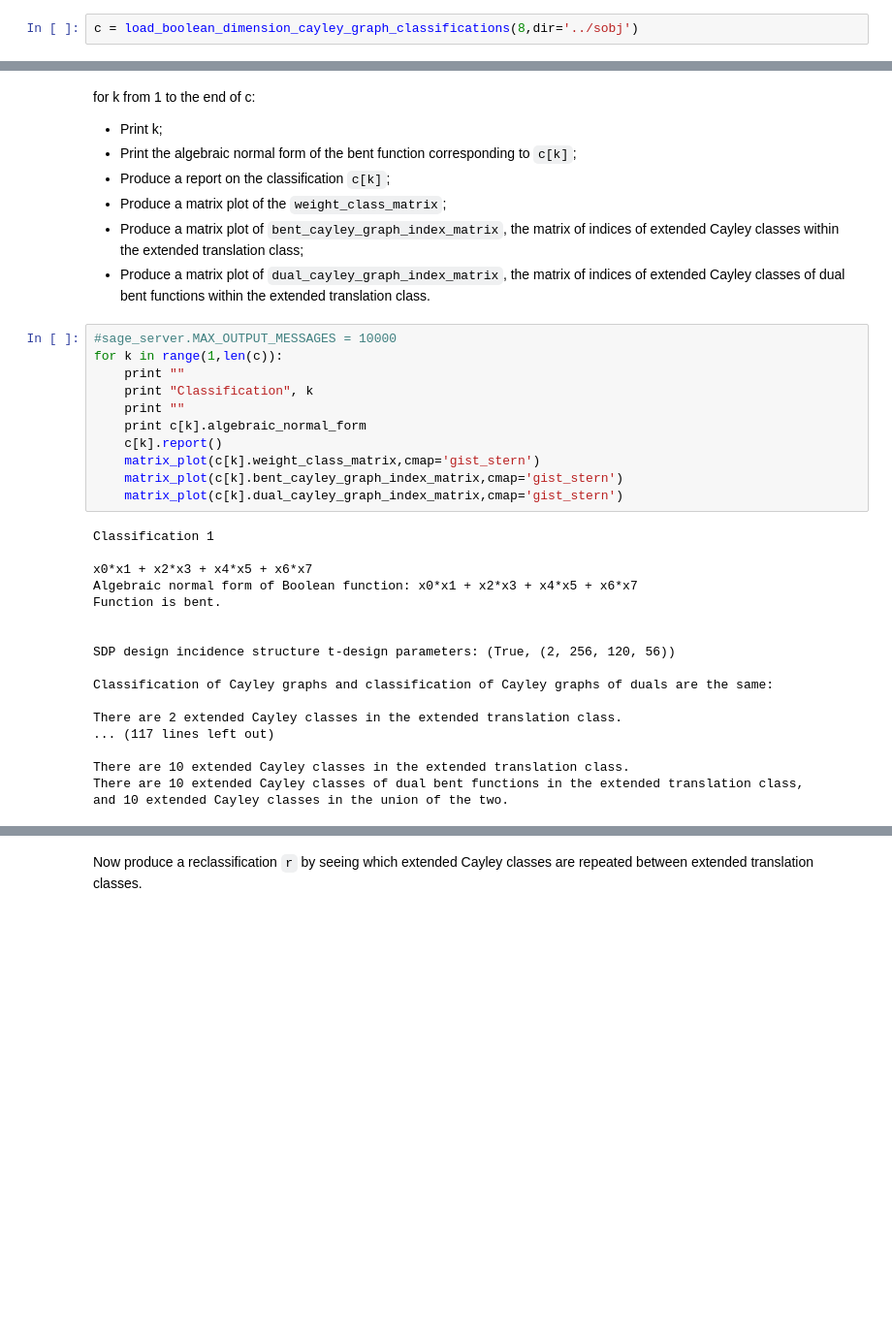
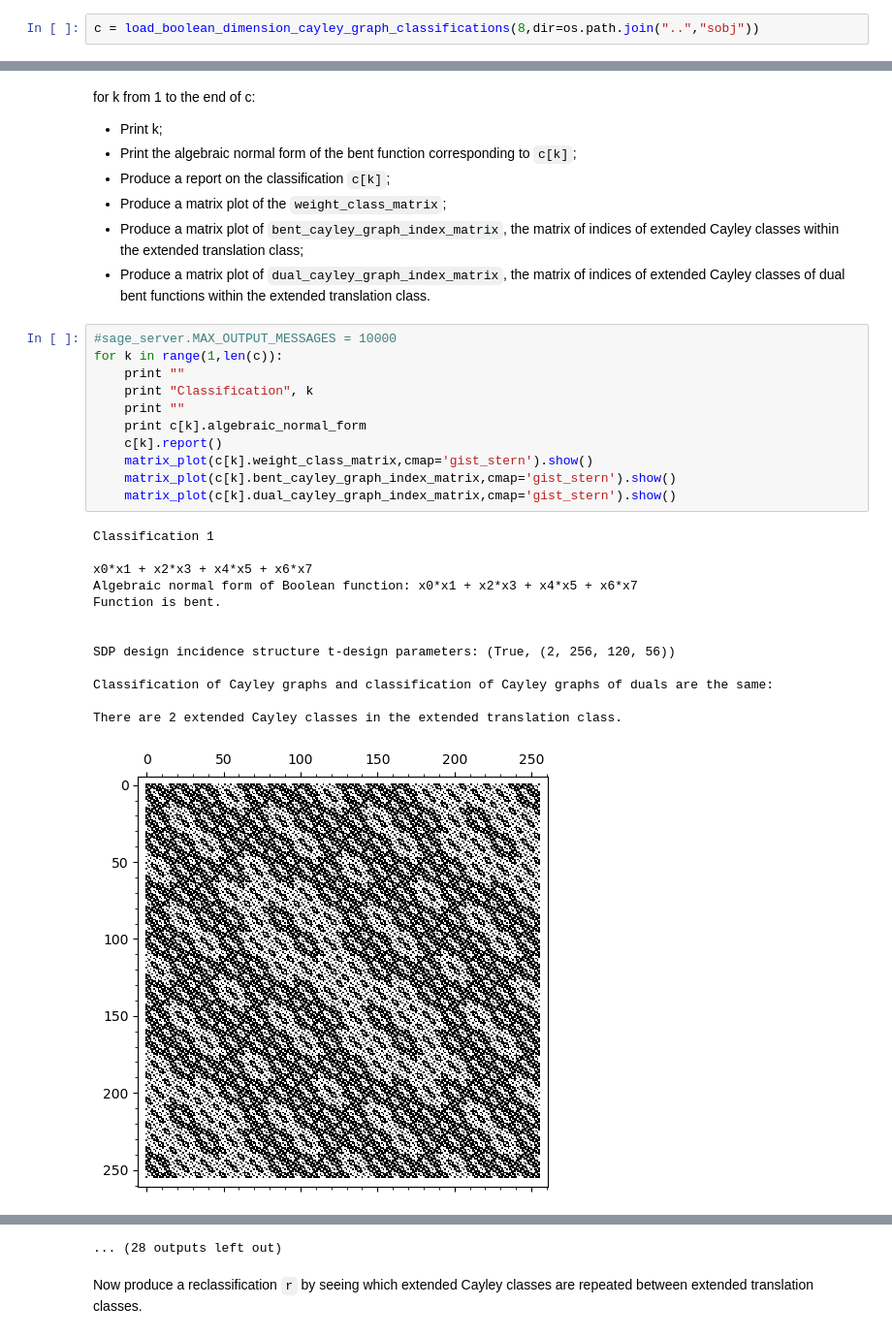
Before and after one commit to penguian/Boolean-Cayley-graphs, a Jupyter notebook: sage-code/cayley_graphs_boolean_dimension_8.ipynb, the cells around one changed output, grey strips where cells are left out. Shown at 97% size. Saved outputs shown, nothing was run; the diff lists cells and outputs as text; blank space fills up the shorter version.

```diff
--- a/sage-code/cayley_graphs_boolean_dimension_8.ipynb
+++ b/sage-code/cayley_graphs_boolean_dimension_8.ipynb
@@ -13,7 +15,7 @@ Set `c` to be the list of these classifications, starting from 1. `c[0]` is `Non
 
 The reason why the classifications are loaded here rather than just computed and saved is that each of these classifications takes about 24 hours to compute on an Intel Core i5 class PC.
 # %%
-c = load_boolean_dimension_cayley_graph_classifications(8,dir='../sobj')
+c = load_boolean_dimension_cayley_graph_classifications(8,dir=os.path.join("..","sobj"))
 # %% [markdown]
 Display the length of c, the list of classifications.
 # %%
@@ -37,29 +39,25 @@ for k from 1 to the end of c:
 # %%
 #sage_server.MAX_OUTPUT_MESSAGES = 10000
 for k in range(1,len(c)):
     print ""
     print "Classification", k
     print ""
     print c[k].algebraic_normal_form
     c[k].report()
-    matrix_plot(c[k].weight_class_matrix,cmap='gist_stern')
-    matrix_plot(c[k].bent_cayley_graph_index_matrix,cmap='gist_stern')
-    matrix_plot(c[k].dual_cayley_graph_index_matrix,cmap='gist_stern')
+    matrix_plot(c[k].weight_class_matrix,cmap='gist_stern').show()
+    matrix_plot(c[k].bent_cayley_graph_index_matrix,cmap='gist_stern').show()
+    matrix_plot(c[k].dual_cayley_graph_index_matrix,cmap='gist_stern').show()
 # %% [output]
 Classification 1
 
 x0*x1 + x2*x3 + x4*x5 + x6*x7
 Algebraic normal form of Boolean function: x0*x1 + x2*x3 + x4*x5 + x6*x7
 Function is bent.
 
 
 SDP design incidence structure t-design parameters: (True, (2, 256, 120, 56))
 
 Classification of Cayley graphs and classification of Cayley graphs of duals are the same:
 
 There are 2 extended Cayley classes in the extended translation class.
-... (117 lines left out)
-
-There are 10 extended Cayley classes in the extended translation class.
-There are 10 extended Cayley classes of dual bent functions in the extended translation class,
-and 10 extended Cayley classes in the union of the two.
+[figure, added]
@@ -66,3 +96,4 @@ and 10 extended Cayley classes in the union of the two.
+... (28 outputs left out)
 # %% [markdown]
 Now produce a reclassification `r` by seeing which extended Cayley classes are repeated between extended translation classes.
 # %%
```
Also changed, not shown: parts of 3 cells of this notebook, 7 other files.
